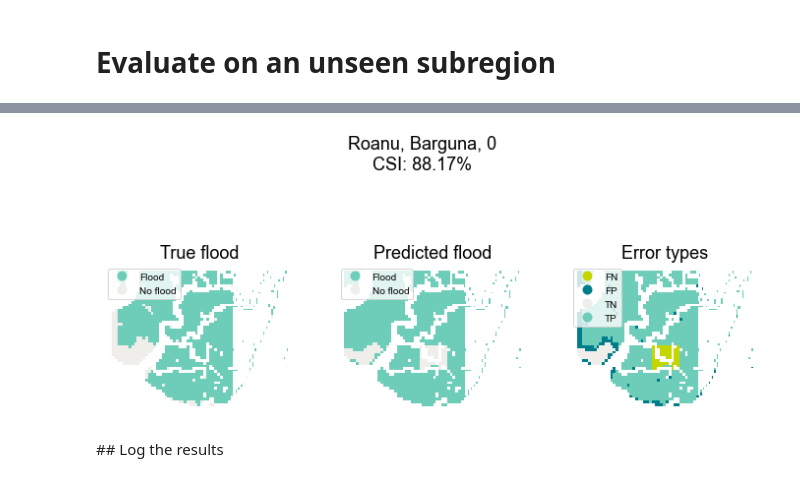
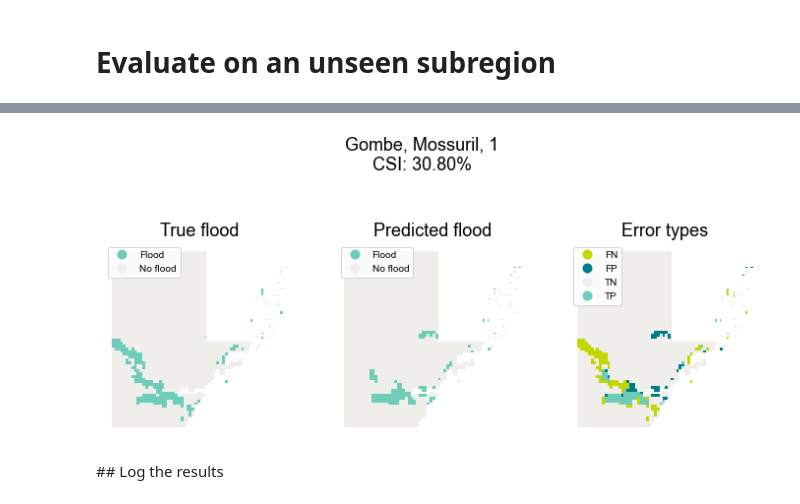
Before and after one commit to alisonpeard/hybridmodels, a Jupyter notebook: python/B. Spatial Random Forests.ipynb, the cells around one changed output, grey strips where cells are left out. Saved outputs shown, nothing was run; the diff lists cells and outputs as text; code cells hidden in the pictures.

```diff
--- a/python/B. Spatial Random Forests.ipynb
+++ b/python/B. Spatial Random Forests.ipynb
@@ -90,5 +90,5 @@ temporal = False
 binary = True
 floodthresh = 0.5
 
-test_event = 'roanu_barguna_0'  # TODO: use more than one
+test_events = ['gombe_mossuril_1', 'roanu_chittagong_2', 'irma_tampanorth_1']
 logthisrun = True
@@ -215,8 +231,8 @@ print(f"After normalisation length: {len(gdf_normalised)}")
 # check what's been normalised: gdf_normalised.attrs
 
 # remove test event from data for testing and plotting later
-gdf_test_unseen = gdf_normalised[gdf_normalised['event'] == test_event]
-gdf_normalised = gdf_normalised[~(gdf_normalised['event'] == test_event)]
+gdf_test_unseen = gdf_normalised[gdf_normalised['event'].apply(lambda x: x in test_events)]
+gdf_normalised = gdf_normalised[~(gdf_normalised['event'].apply(lambda x: x in test_events))]
 gdf_test_unseen = gpd.overlay(gdf_test_unseen, gdf_normalised, how='difference')  # remove any overlapping bits
 
 # random undersampling
@@ -246,6 +262,13 @@ Notes:
 
 ['lulc__40 excluded', 'lulc__40_spatial excluded', 'summarised lulc columns into three categories', 'removed permanent water grid cells', 'undersampled to same number of flood and non-flood pixels']
 # %%
-gdf_test_unseen.plot('floodfrac', cmap="YlGnBu", legend=True)
-plt.title(f'Unseen region: {test_event}')
+fig, ax = plt.subplots(1, len(test_events))
+
+for i, event in enumerate(test_events):
+    to_plot = gdf_test_unseen[gdf_test_unseen.event == event]
+    to_plot.plot('floodfrac', cmap="YlGnBu", ax=ax[i], legend=True)
+    ax[i].set_title(f'Unseen region: {event}')
+
+    ax[i].set_xticks([])
+    ax[i].set_yticks([])
 # %% [output]
@@ -366,7 +390,7 @@ events = X_test_seen['event'].unique()
 
 # loop through events
 fig, axs = plt.subplots(1, 4, figsize=(20, 5))
-for i, event_to_view in enumerate(events[[0, 1, 2, 4]]):
+for i, event_to_view in enumerate(events[[1, 2, 3, 4]]):
 
     # subset event and calculate csi
     X_test_event = X_test_seen[X_test_seen['event'] == event_to_view]
@@ -524,4 +591,8 @@ gdf_test_unseen['flood_pred'] = gdf_test_unseen['flood_pred'].apply(lambda x: 'N
 # %%
+# choose which unseen event to plot
+i = 0
+to_plot = gdf_test_unseen[gdf_test_unseen.event == test_events[i]]
+
 # colormap
 cmap= ListedColormap([soge_colours['light turquoise'], soge_colours['beige']])
 cm_categories = ListedColormap([soge_colours['yellowish green'], soge_colours['medium turquoise'],
@@ -529,41 +600,40 @@ cm_categories = ListedColormap([soge_colours['yellowish green'], soge_colours['m
 
 # labels
 labels = np.array(["No Flood", "Flood"])
 len_lab = len(labels)
 
 # plot
 fig, axs = plt.subplots(1, 3, figsize=(12, 6))
-
-gdf_test_unseen.plot('floodfrac', ax=axs[0], categorical=True, cmap=cmap,
+to_plot.plot('floodfrac', ax=axs[0], categorical=True, cmap=cmap,
                       legend=True, legend_kwds={'loc': 'upper left'})
-gdf_test_unseen.plot('flood_pred', ax=axs[1], categorical=True, cmap=cmap,
+to_plot.plot('flood_pred', ax=axs[1], categorical=True, cmap=cmap,
                       legend=True, legend_kwds={'loc': 'upper left'})
-gdf_test_unseen.plot('error_type', categorical=True, cmap=cm_categories,
+to_plot.plot('error_type', categorical=True, cmap=cm_categories,
                       legend=True, legend_kwds={'loc': 'upper left'}, ax=axs[2])
 
 
-fig.suptitle(f"{', '.join([x.capitalize() for x in test_event.split('_')])}\nCSI: {CSI_test_unseen:.2%}",
+fig.suptitle(f"{', '.join([x.capitalize() for x in test_events[i].split('_')])}\nCSI: {CSIs_test_unseen[i]:.2%}",
              fontsize=18);
 
 axs[0].set_title('True flood', fontsize=18)
 axs[1].set_title('Predicted flood', fontsize=18)
 axs[2].set_title('Error types', fontsize=18)
 
 for ax in axs:
     ax.set_xticks([])
     ax.set_yticks([])
     ax.spines['right'].set_visible(False)
     ax.spines['left'].set_visible(False)
     ax.spines['top'].set_visible(False)
     ax.spines['bottom'].set_visible(False)
 
 # format output png and save
-outpath = join(imdir, 'rf_spatial', f'unseen_region.png')
+outpath = join(imdir, 'rf_spatial', f'unseen_region_{test_events[i]}.png')
 fig.savefig(outpath, bbox_inches='tight', dpi=500)
-outpath = join(imdir, 'rf_spatial', RUNNAME, f'unseen_region.png')
+outpath = join(imdir, 'rf_spatial', RUNNAME, f'unseen_region_{test_events[i]}.png')
 fig.savefig(outpath, bbox_inches='tight', dpi=500)
 # %% [output]
-[figure, old version]
+[figure, new version]
 # %% [markdown]
 ## Log the results
 # %%
```
Also changed, not shown: parts of 16 cells of this notebook, 26 other files.
